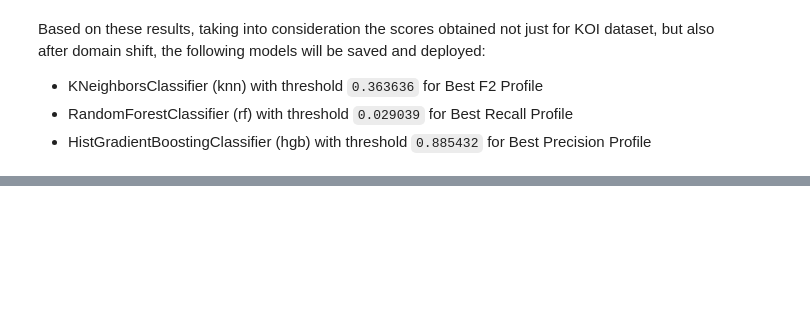
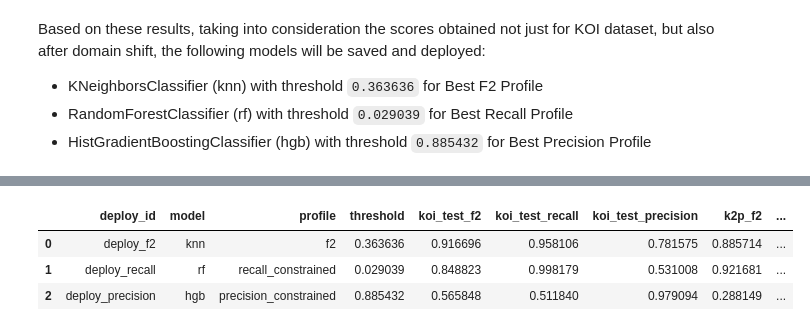
Before and after one commit to JanMatusiak/exoplanet-detection, a Jupyter notebook: notebooks/04_evaluate_models.ipynb, the cells around one changed output, grey strips where cells are left out. Saved outputs shown, nothing was run; the diff lists cells and outputs as text; code cells hidden in the pictures; blank space fills up the shorter version.

```diff
--- a/notebooks/04_evaluate_models.ipynb
+++ b/notebooks/04_evaluate_models.ipynb
@@ -283,3 +319,85 @@ Based on these results, taking into consideration the scores obtained not just f
 * KNeighborsClassifier (knn) with threshold `0.363636` for Best F2 Profile
 * RandomForestClassifier (rf) with threshold `0.029039` for Best Recall Profile
 * HistGradientBoostingClassifier (hgb) with threshold `0.885432` for Best Precision Profile
+# %%
+DEPLOY_SELECTION = [
+    {"deploy_id": "deploy_f2", "model": "knn", "profile": "f2"},
+    {"deploy_id": "deploy_recall", "model": "rf", "profile": "recall_constrained"},
+    {"deploy_id": "deploy_precision", "model": "hgb", "profile": "precision_constrained"},
+]
+
+profile_to_raw = {
+    "f2": "best_f2",
+    "recall_constrained": "best_recall_pmin_0_5",
+    "precision_constrained": "best_precision_rmin_0_5",
+}
+
+deploy_bundle = {}
+manifest_rows = []
+
+for item in DEPLOY_SELECTION:
+    deploy_id = item["deploy_id"]
+    model_name = item["model"]
+    profile_name = item["profile"]
+    raw_profile = profile_to_raw[profile_name]
+
+    tuned_model = tuned_threshold_models[model_name][raw_profile]
+    threshold = float(tuned_model.best_threshold_)
+
+    deploy_bundle[deploy_id] = {
+        "model_name": model_name,
+        "profile": profile_name,
+        "threshold": threshold,
+        "model": tuned_model,
+    }
+
+    metric_rows = comparison_df[
+        (comparison_df["model"] == model_name)
+        & (comparison_df["profile"] == profile_name)
+        & (comparison_df["dataset"].isin(["KOI_test", "K2P", "KOI_test_plus_K2P"]))
+    ]
+
+    metrics_by_dataset = {}
+    for _, row in metric_rows.iterrows():
+        metrics_by_dataset[row["dataset"]] = {
+            "recall": float(row["recall"]),
+            "precision": float(row["precision"]),
+            "f2": float(row["f2"]),
+            "pr_auc": float(row["pr_auc"]),
+            "tn": int(row["tn"]),
+            "fp": int(row["fp"]),
+            "fn": int(row["fn"]),
+            "tp": int(row["tp"]),
+        }
+
+    deploy_bundle[deploy_id]["metrics"] = metrics_by_dataset
+
+    manifest_rows.append(
+        {
+            "deploy_id": deploy_id,
+            "model": model_name,
+            "profile": profile_name,
+            "threshold": threshold,
+            "koi_test_f2": metrics_by_dataset.get("KOI_test", {}).get("f2", float("nan")),
+            "koi_test_recall": metrics_by_dataset.get("KOI_test", {}).get("recall", float("nan")),
+            "koi_test_precision": metrics_by_dataset.get("KOI_test", {}).get("precision", float("nan")),
+            "k2p_f2": metrics_by_dataset.get("K2P", {}).get("f2", float("nan")),
+            "k2p_recall": metrics_by_dataset.get("K2P", {}).get("recall", float("nan")),
+            "k2p_precision": metrics_by_dataset.get("K2P", {}).get("precision", float("nan")),
+        }
+    )
+
+deployment_dir = Path("../artifacts/deployment") / RUN_TAG
+deployment_dir.mkdir(parents=True, exist_ok=True)
+
+models_path = deployment_dir / "deploy_models.joblib"
+manifest_path = deployment_dir / "deploy_manifest.csv"
+
+joblib.dump(deploy_bundle, models_path, compress=3)
+deploy_manifest_df = pd.DataFrame(manifest_rows)
+deploy_manifest_df.to_csv(manifest_path, index=False)
+
+print(f"Saved deployment models: {models_path}")
+print(f"Saved deployment manifest: {manifest_path}")
+deploy_manifest_df
+# %% [output]
@@ -285,0 +406,4 @@ Based on these results, taking into consideration the scores obtained not just f
+|  | deploy_id | model | profile | threshold | koi_test_f2 | koi_test_recall | koi_test_precision | k2p_f2 | ... |
+| 0 | deploy_f2 | knn | f2 | 0.363636 | 0.916696 | 0.958106 | 0.781575 | 0.885714 | ... |
+| 1 | deploy_recall | rf | recall_constrained | 0.029039 | 0.848823 | 0.998179 | 0.531008 | 0.921681 | ... |
+| 2 | deploy_precision | hgb | precision_constrained | 0.885432 | 0.565848 | 0.511840 | 0.979094 | 0.288149 | ... |
```
Also changed, not shown: parts of 5 cells of this notebook.
